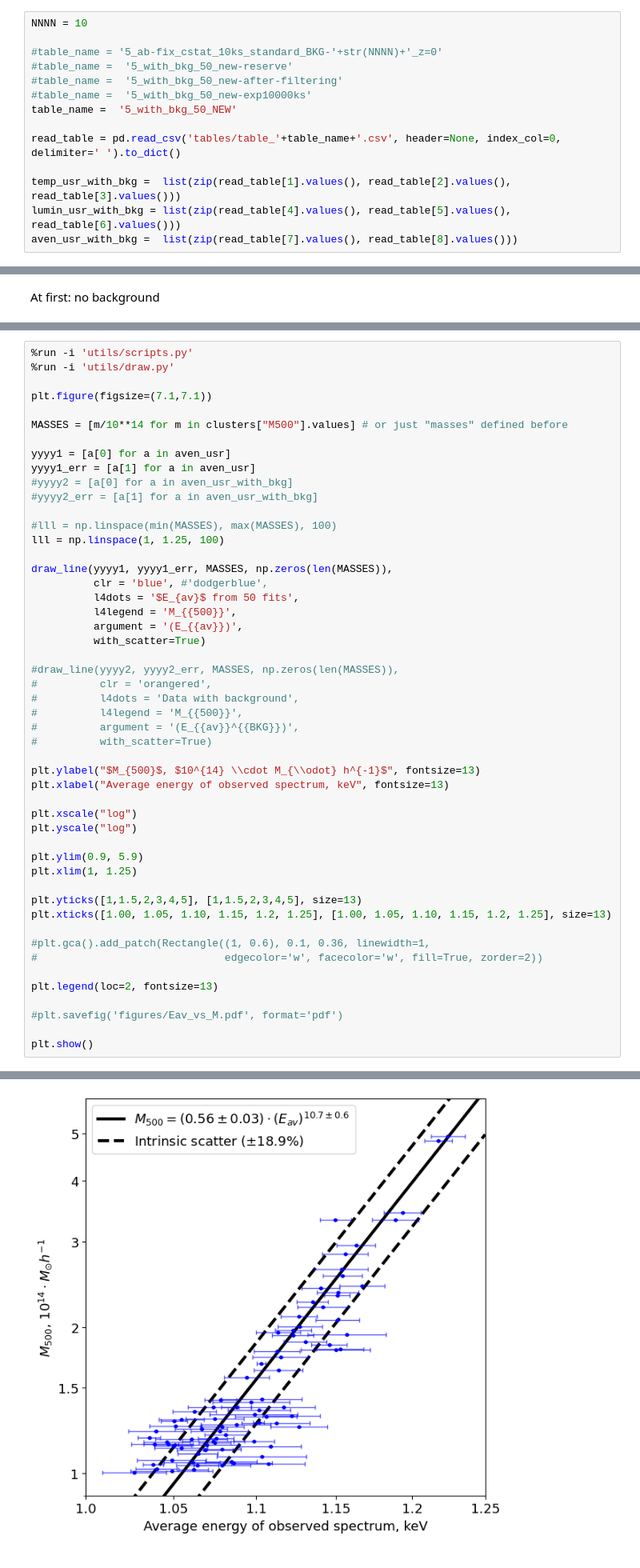
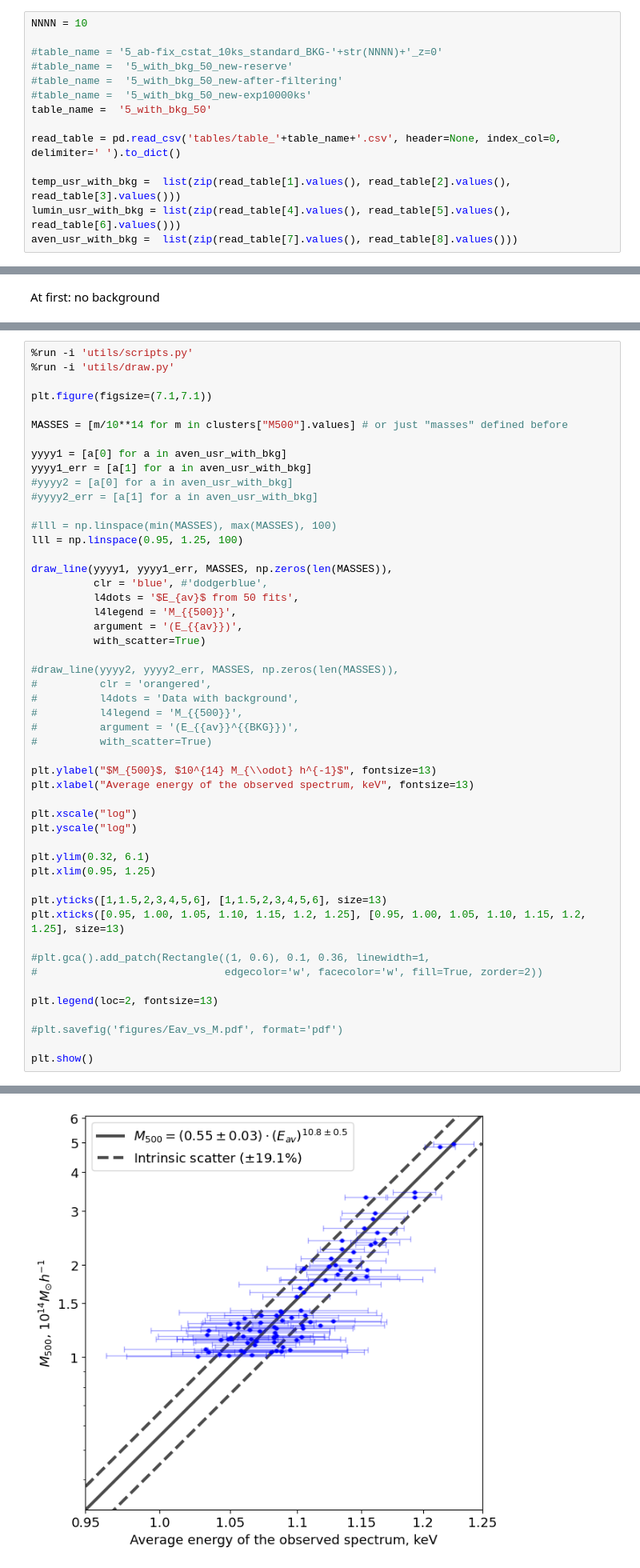
Before and after one commit to pi4imu/magneticum, a Jupyter notebook: spectra_magneticum.ipynb, the cells around one changed output, grey strips where cells are left out. Shown at 80% size. Saved outputs shown, nothing was run; the diff lists cells and outputs as text.

```diff
--- a/spectra_magneticum.ipynb
+++ b/spectra_magneticum.ipynb
@@ -991,7 +934,7 @@ NNNN = 10
 #table_name =  '5_with_bkg_50_new-reserve'
 #table_name =  '5_with_bkg_50_new-after-filtering'
 #table_name =  '5_with_bkg_50_new-exp10000ks'
-table_name =  '5_with_bkg_50_NEW'
+table_name =  '5_with_bkg_50'
 
 read_table = pd.read_csv('tables/table_'+table_name+'.csv', header=None, index_col=0, delimiter=' ').to_dict()
 
@@ -1621,13 +1633,13 @@ plt.figure(figsize=(7.1,7.1))
 
 MASSES = [m/10**14 for m in clusters["M500"].values] # or just "masses" defined before
 
-yyyy1 = [a[0] for a in aven_usr]
-yyyy1_err = [a[1] for a in aven_usr]
+yyyy1 = [a[0] for a in aven_usr_with_bkg]
+yyyy1_err = [a[1] for a in aven_usr_with_bkg]
 #yyyy2 = [a[0] for a in aven_usr_with_bkg]
 #yyyy2_err = [a[1] for a in aven_usr_with_bkg]
 
 #lll = np.linspace(min(MASSES), max(MASSES), 100)
-lll = np.linspace(1, 1.25, 100)
+lll = np.linspace(0.95, 1.25, 100)
 
 draw_line(yyyy1, yyyy1_err, MASSES, np.zeros(len(MASSES)),
           clr = 'blue', #'dodgerblue',
@@ -1643,17 +1655,17 @@ draw_line(yyyy1, yyyy1_err, MASSES, np.zeros(len(MASSES)),
 #          argument = '(E_{{av}}^{{BKG}})',
 #          with_scatter=True)
 
-plt.ylabel("$M_{500}$, $10^{14} \\cdot M_{\\odot} h^{-1}$", fontsize=13)
-plt.xlabel("Average energy of observed spectrum, keV", fontsize=13)
+plt.ylabel("$M_{500}$, $10^{14} M_{\\odot} h^{-1}$", fontsize=13)
+plt.xlabel("Average energy of the observed spectrum, keV", fontsize=13)
 
 plt.xscale("log")
 plt.yscale("log")
 
-plt.ylim(0.9, 5.9)
-plt.xlim(1, 1.25)
+plt.ylim(0.32, 6.1)
+plt.xlim(0.95, 1.25)
 
-plt.yticks([1,1.5,2,3,4,5], [1,1.5,2,3,4,5], size=13)
-plt.xticks([1.00, 1.05, 1.10, 1.15, 1.2, 1.25], [1.00, 1.05, 1.10, 1.15, 1.2, 1.25], size=13)
+plt.yticks([1,1.5,2,3,4,5,6], [1,1.5,2,3,4,5,6], size=13)
+plt.xticks([0.95, 1.00, 1.05, 1.10, 1.15, 1.2, 1.25], [0.95, 1.00, 1.05, 1.10, 1.15, 1.2, 1.25], size=13)
 
 #plt.gca().add_patch(Rectangle((1, 0.6), 0.1, 0.36, linewidth=1,
 #                              edgecolor='w', facecolor='w', fill=True, zorder=2))
@@ -1677,4 +1689,4 @@ Reason(s) for Halting:
-[figure, old version]
+[figure, new version]
 # %% [markdown]
 ### OBSOLETE
 # %%
```
Also changed, not shown: parts of 31 cells of this notebook, 42 other files.
